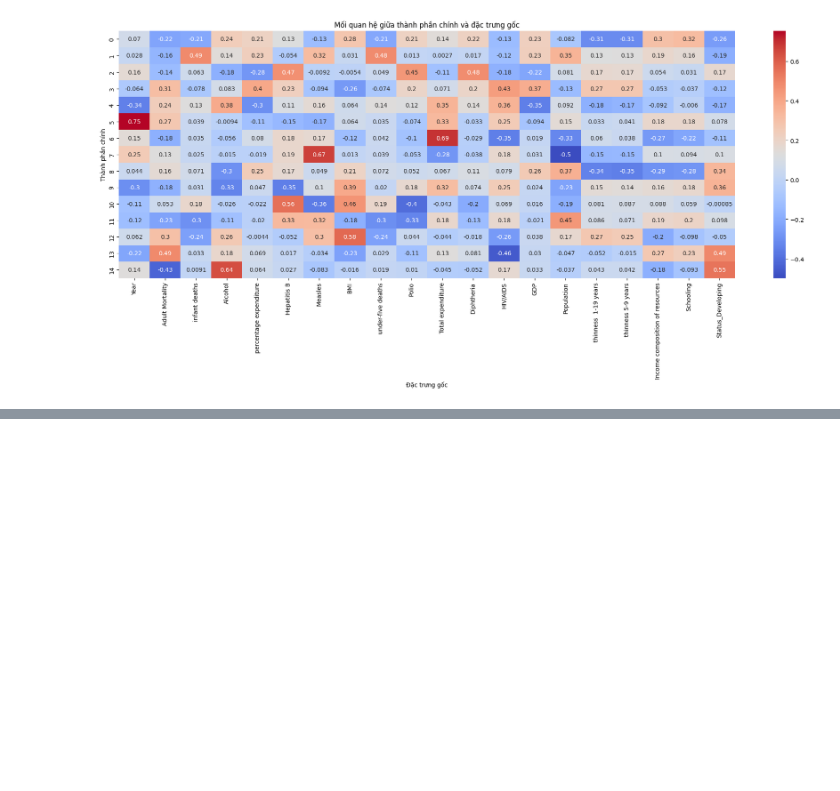
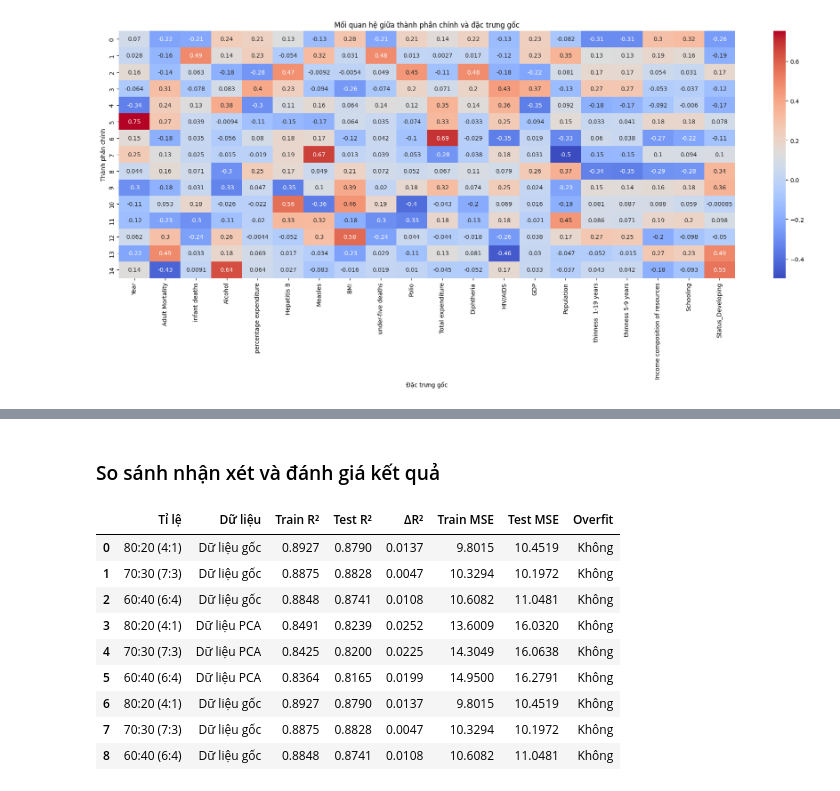
Before and after one commit to ducqwang/life-expectancy-prediction, a Jupyter notebook: src/source.ipynb, the cells around one changed output, grey strips where cells are left out. Saved outputs shown, nothing was run; the diff lists cells and outputs as text; code cells hidden in the pictures; blank space fills up the shorter version.

Commit message:
Add Knn model

```diff
--- a/src/source.ipynb
+++ b/src/source.ipynb
@@ -570,0 +590,29 @@ Phân tích và giảm chiều dữ liệu đã hoàn thành!
+# %%
+# Hàm đánh giá mô hình
+results = []
+
+def evaluate(model, X_train, X_test, y_train, y_test, name, ratio_name):
+
+    train_pred = model.predict(X_train)
+    test_pred = model.predict(X_test)
+
+    train_r2 = r2_score(y_train, train_pred)
+    test_r2 = r2_score(y_test, test_pred)
+    train_mse = mean_squared_error(y_train, train_pred)
+    test_mse = mean_squared_error(y_test, test_pred)
+
+    delta_r2 = train_r2 - test_r2
+    overfit = "Có" if delta_r2 > 0.05  else "Không"
+    d = {
+        'Tỉ lệ': ratio_name,
+        'Dữ liệu': name,
+        'Train R²': round(train_r2, 4),
+        'Test R²': round(test_r2, 4),
+        'ΔR²': round(delta_r2, 4),
+        'Train MSE': round(train_mse, 4),
+        'Test MSE': round(test_mse, 4),
+        'Overfit': overfit
+    }
+    results.append(d)
+    print(d)
+    return test_r2
@@ -570,0 +707,20 @@ Phân tích và giảm chiều dữ liệu đã hoàn thành!
+# %% [markdown]
+### So sánh nhận xét và đánh giá kết quả
+# %%
+# Tạo bảng kết quả
+results_df = pd.DataFrame(results)
+display(results_df)
+
+# Lưu bảng
+results_df.to_csv('../results/knn_result/K-nearest neighbors_comparison.csv', index=False)
+# %% [output]
+|  | Tỉ lệ | Dữ liệu | Train R² | Test R² | ΔR² | Train MSE | Test MSE | Overfit |
+| 0 | 80:20 (4:1) | Dữ liệu gốc | 0.8927 | 0.8790 | 0.0137 | 9.8015 | 10.4519 | Không |
+| 1 | 70:30 (7:3) | Dữ liệu gốc | 0.8875 | 0.8828 | 0.0047 | 10.3294 | 10.1972 | Không |
+| 2 | 60:40 (6:4) | Dữ liệu gốc | 0.8848 | 0.8741 | 0.0108 | 10.6082 | 11.0481 | Không |
+| 3 | 80:20 (4:1) | Dữ liệu PCA | 0.8491 | 0.8239 | 0.0252 | 13.6009 | 16.0320 | Không |
+| 4 | 70:30 (7:3) | Dữ liệu PCA | 0.8425 | 0.8200 | 0.0225 | 14.3049 | 16.0638 | Không |
+| 5 | 60:40 (6:4) | Dữ liệu PCA | 0.8364 | 0.8165 | 0.0199 | 14.9500 | 16.2791 | Không |
+| 6 | 80:20 (4:1) | Dữ liệu gốc | 0.8927 | 0.8790 | 0.0137 | 9.8015 | 10.4519 | Không |
+| 7 | 70:30 (7:3) | Dữ liệu gốc | 0.8875 | 0.8828 | 0.0047 | 10.3294 | 10.1972 | Không |
+| 8 | 60:40 (6:4) | Dữ liệu gốc | 0.8848 | 0.8741 | 0.0108 | 10.6082 | 11.0481 | Không |
```
Also changed, not shown: parts of 9 cells of this notebook, 5 other files.
